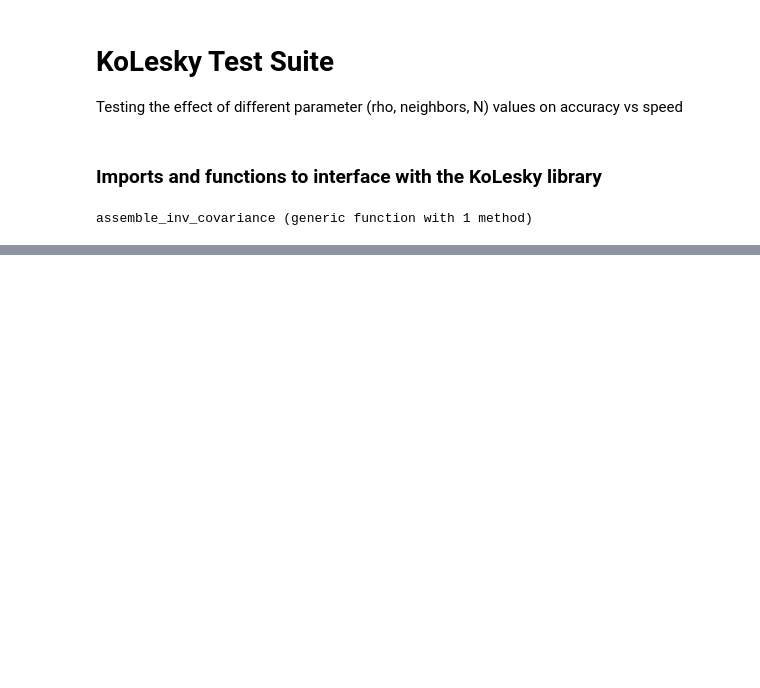
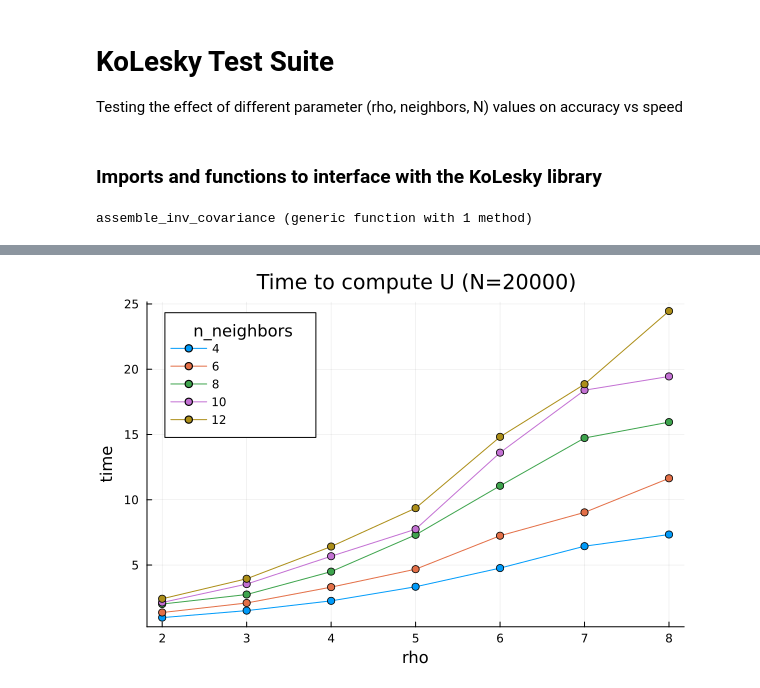
Before and after one commit to AkiTsuruta/MI-AIM, a Jupyter notebook: julia/KoLeskyTestSuite.ipynb, the cells around one changed output, grey strips where cells are left out. Saved outputs shown, nothing was run; the diff lists cells and outputs as text; code cells hidden in the pictures; blank space fills up the shorter version.

```diff
--- a/julia/KoLeskyTestSuite.ipynb
+++ b/julia/KoLeskyTestSuite.ipynb
@@ -122,0 +212,12 @@ df
+# %%
+using Query
+
+N_fixed = 20000
+
+df |>
+    @filter(_.N == N_fixed) |>
+    @filter(_.n_neighbors % 2 == 0) |>
+    @df plot(:rho, :time, group = :n_neighbors, xlabel = "rho", ylabel = "time", marker = :circle,
+    legend_title = "n_neighbors", title = "Time to compute U (N=$N_fixed)")
+# %% [output]
+[figure, added]
```
Also changed, not shown: parts of 28 cells of this notebook, 1 other file.
